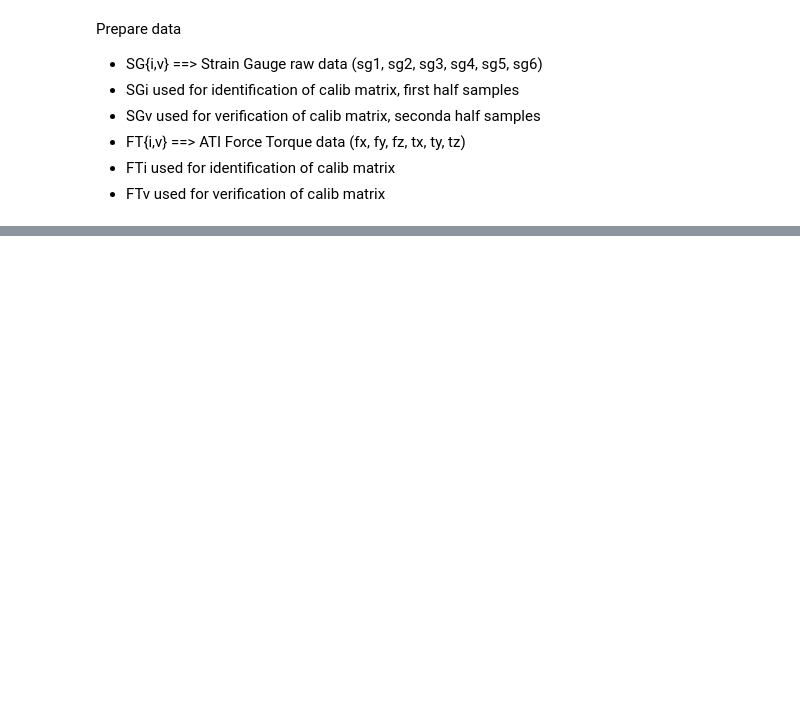
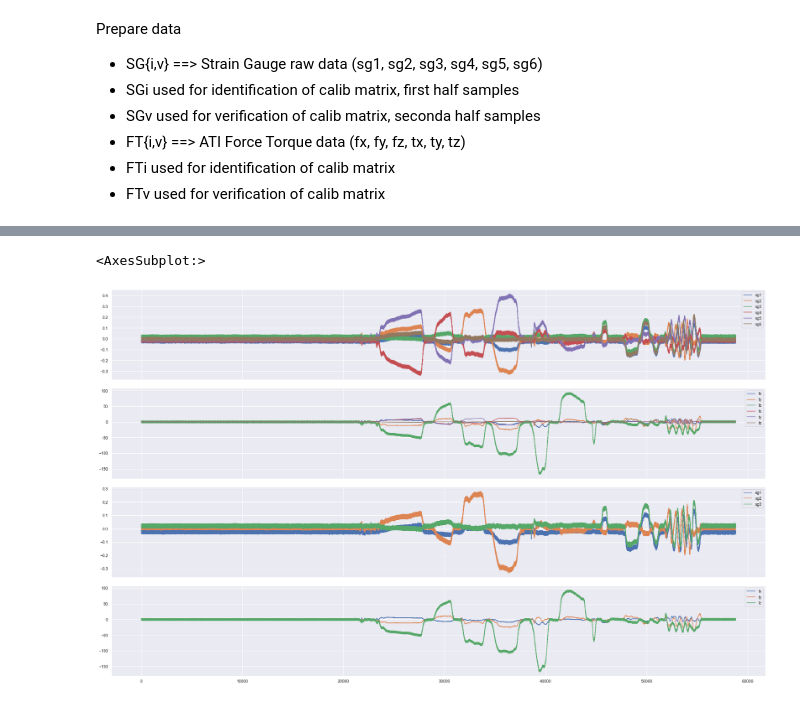
Before and after one commit to alessiomargan/pandas-snip, a Jupyter notebook: ft_calib.ipynb, the cells around one changed output, grey strips where cells are left out. Saved outputs shown, nothing was run; the diff lists cells and outputs as text; code cells hidden in the pictures; blank space fills up the shorter version.

Commit message:
more plots

```diff
--- a/ft_calib.ipynb
+++ b/ft_calib.ipynb
@@ -34,10 +36,10 @@ sg_col_names =str.split("sg1 sg2 sg3 sg4 sg5 sg6")
 ft_col_names =str.split("fx fy fz tx ty tz")
 col_names =["time_ns"]+sg_col_names+ft_col_names
 # read local file
-#data = pd.read_csv("sens.txt", sep="\t", names=col_names)
+data = pd.read_csv("sens.txt", sep="\t", names=col_names)
 # read from gitlab
 gitlab_file_arg = ("hhmc-firmware/msp432-ft6","calib/sens_1.txt","calib")
-data = pd.read_csv(gitlab_raw_data(*gitlab_file_arg), sep="\t", names=col_names)
+#data = pd.read_csv(gitlab_raw_data(*gitlab_file_arg), sep="\t", names=col_names)
 
 #data = pd.DataFrame(np.arange(20).reshape(10,2))
 data.info()
@@ -124 +168,19 @@ ret = write_mat_sig(npCM.T,"cal_mat.bin")
+# %%
+import matplotlib.pyplot as plt
+import seaborn as sns
+sns.set()
+
+fig, axes = plt.subplots(4,1, sharex='col', figsize=(25,15))
+plt.tight_layout()
+
+#data[col_names[1:]].plot(ax=axes[0,0])
+data[col_names[1:7]].plot(ax=axes[0])
+data[col_names[7:13]].plot(ax=axes[1])
+data[col_names[1:4]].plot(ax=axes[2])
+data[col_names[7:10]].plot(ax=axes[3])
+data[col_names[4:7]].plot(ax=axes[2])
+data[col_names[10:13]].plot(ax=axes[3])
+# %% [output]
+<AxesSubplot:>
+[figure, added]
 # %%
```
Also changed, not shown: parts of 6 cells of this notebook, 1 other file.
